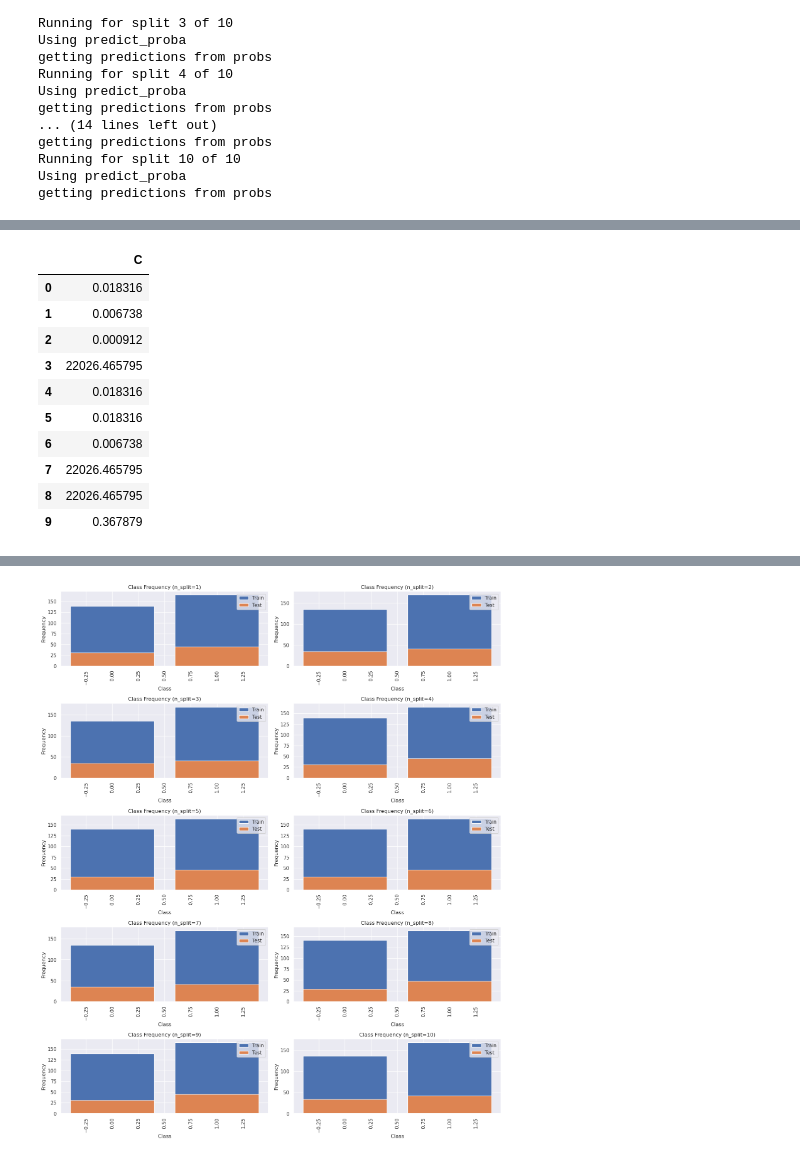
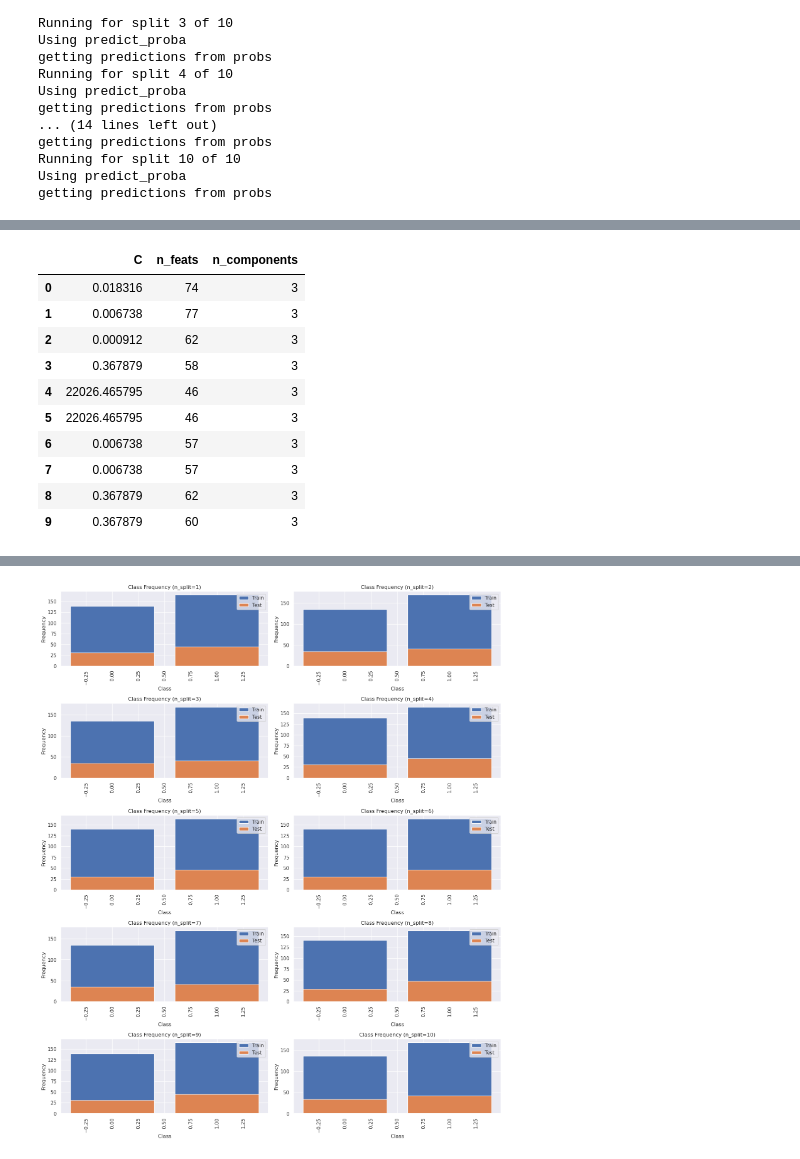
Before and after one commit to singjc/MetagenPipe, a Jupyter notebook: src/LR_Classifier_DE_generic.ipynb, the cells around one changed output, grey strips where cells are left out. Drawn from its saved outputs; the diff is of its cells as text; code cells hidden in the pictures.

```diff
--- a/src/LR_Classifier_DE_generic.ipynb
+++ b/src/LR_Classifier_DE_generic.ipynb
@@ -424,0 +34,5 @@ sns.violinplot(data=PCA_plot_df, x='ACVD status', y='PC4')
+# %%
+input_dir = '/project/data/preprocessed/PE_50K_sex_complete'
+output_dir = '/project/results/LR_Classifier_DE_generic'
+retrain = True
+fdr_DE = 0.05
@@ -425,2 +47,15 @@ sns.violinplot(data=PCA_plot_df, x='ACVD status', y='PC4')
+# %%
+infile_X = open(os.path.join(input_dir, 'X.pk'),'rb')
+X = pk.load(infile_X)
+infile_X.close()
+infile_y = open(os.path.join(input_dir, 'y.pk'),'rb')
+y = pk.load(infile_y)
+infile_y.close()
+# infile_meta_data_mat = open(os.path.join(input_dir, 'meta_data_mat.pk'), 'rb')
+# meta_data_mat = pk.load(infile_meta_data_mat)
+# infile_meta_data_mat.close()
+# model input
+# X_inp = np.concatenate([X, meta_data_mat], axis=1)
+X_inp = X
 # %% [markdown]
 # Train Model
@@ -437,26 +68,23 @@ if retrain:
     if os.path.exists(output_dir):
         os.system('rm -rf ' + output_dir)
     os.mkdir(output_dir)
-    # save metadata
-    meta_data_subs.to_csv(os.path.join(output_dir, 'metadata_samples_keep.csv'))
-    # input pipeline. Just concatenates inputs
-    ListTransform = list_transformer([None, None])
-    # classification pipeline
+    # we run PCA on microbiome data's differentially abundant features
     MyLogistic = LM.LogisticRegression(random_state=42, class_weight='balanced',
                                        penalty='elasticnet', solver='saga', l1_ratio=0.5)
-    MatrixPipeLine = Pipeline([('DE0', DiffExpTransform()), ('scaler0', StandardScaler()), ('pca', PCA(n_components=3))])
+    MatrixPipeLine = Pipeline([('DE0', DiffExpTransform(fdr=fdr_DE)), ('scaler0', StandardScaler()), ('pca', PCA())])
     clf = Pipeline([('TransformedData', MatrixPipeLine), ('LR', MyLogistic)])
-    param_grid = dict(LR__C=np.exp(-np.arange(-10, 10)))
+    param_grid = dict(LR__C=np.exp(-np.arange(-10, 10)),
+                     TransformedData__pca__n_components=np.arange(3,4))
     model=model_selection.GridSearchCV(clf, param_grid, scoring=metrics.make_scorer(metrics.f1_score), cv = 5)
     # Trainer
-    MyTrainer = Trainer(model=model, pipeline_X=ListTransform)
+    MyTrainer = Trainer(model=model)
     # random seed used in class definition is not used in final output models
     MyTrainTester = TrainTester(MyTrainer, metrics.f1_score)
     # note that random seed here affects sequence of seeds passed to making new TrainTester objects
     # using LRTrainTester as template. Thus, you have all settings but seed affecting sample split
     # across all data splits
     MyMultiTrainTester = MultiTrainTester(MyTrainTester, numpy_rand_seed=42, n_splits=n_splits)
-    MyMultiTrainTester.train([X, meta_data_mat], y)
+    MyMultiTrainTester.train(X_inp, y)
     # save results
     outfile = open(out_path,'wb')
     pk.dump(MyMultiTrainTester, outfile)
@@ -514,0 +143,3 @@ sns.boxplot(data = scores_df, x = 'stage', y = 'score')
+# %%
+i = 1
+MyMultiTrainTester.TrainerList[i].model.best_estimator_['TransformedData'].named_steps['DE0'].transform(X_inp)
@@ -515,21 +154,24 @@ sns.boxplot(data = scores_df, x = 'stage', y = 'score')
 # %%
 # hyperparams = {'l1_ratio': [], 'C': []}
-hyperparams = {'C': []}
+# feats_in_split = []
+hyperparams = {'C': [], 'n_feats': [], 'n_components': []}
 for i in range(n_splits):
-#     hyperparams['l1_ratio'].append(MyMultiTrainTester.TrainerList[i].model.l1_ratio_)
-#     hyperparams['C'].append(MyMultiTrainTester.TrainerList[i].model.C_)
     hyperparams['C'].append(MyMultiTrainTester.TrainerList[i].model.best_params_['LR__C'])
+    selected_feats_i = copy.deepcopy(MyMultiTrainTester.TrainerList[i].model.best_estimator_['TransformedData'].named_steps['DE0'].selected_feats)
+#     feats_in_split.append(selected_feats_i)
+    hyperparams['n_feats'].append(np.sum(selected_feats_i))
+    hyperparams['n_components'].append(MyMultiTrainTester.TrainerList[i].model.best_params_['TransformedData__pca__n_components'])
 hyperparams_df = pd.DataFrame(hyperparams)
 hyperparams_df
 # %% [output]
-|  | C |
-| 0 | 0.018316 |
-| 1 | 0.006738 |
-| 2 | 0.000912 |
-| 3 | 22026.465795 |
-| 4 | 0.018316 |
-| 5 | 0.018316 |
-| 6 | 0.006738 |
-| 7 | 22026.465795 |
-| 8 | 22026.465795 |
-| 9 | 0.367879 |
+|  | C | n_feats | n_components |
+| 0 | 0.018316 | 74 | 3 |
+| 1 | 0.006738 | 77 | 3 |
+| 2 | 0.000912 | 62 | 3 |
+| 3 | 0.367879 | 58 | 3 |
+| 4 | 22026.465795 | 46 | 3 |
+| 5 | 22026.465795 | 46 | 3 |
+| 6 | 0.006738 | 57 | 3 |
+| 7 | 0.006738 | 57 | 3 |
+| 8 | 0.367879 | 62 | 3 |
+| 9 | 0.367879 | 60 | 3 |
```
Also changed, not shown: parts of 79 cells of this notebook, 7 other files.
